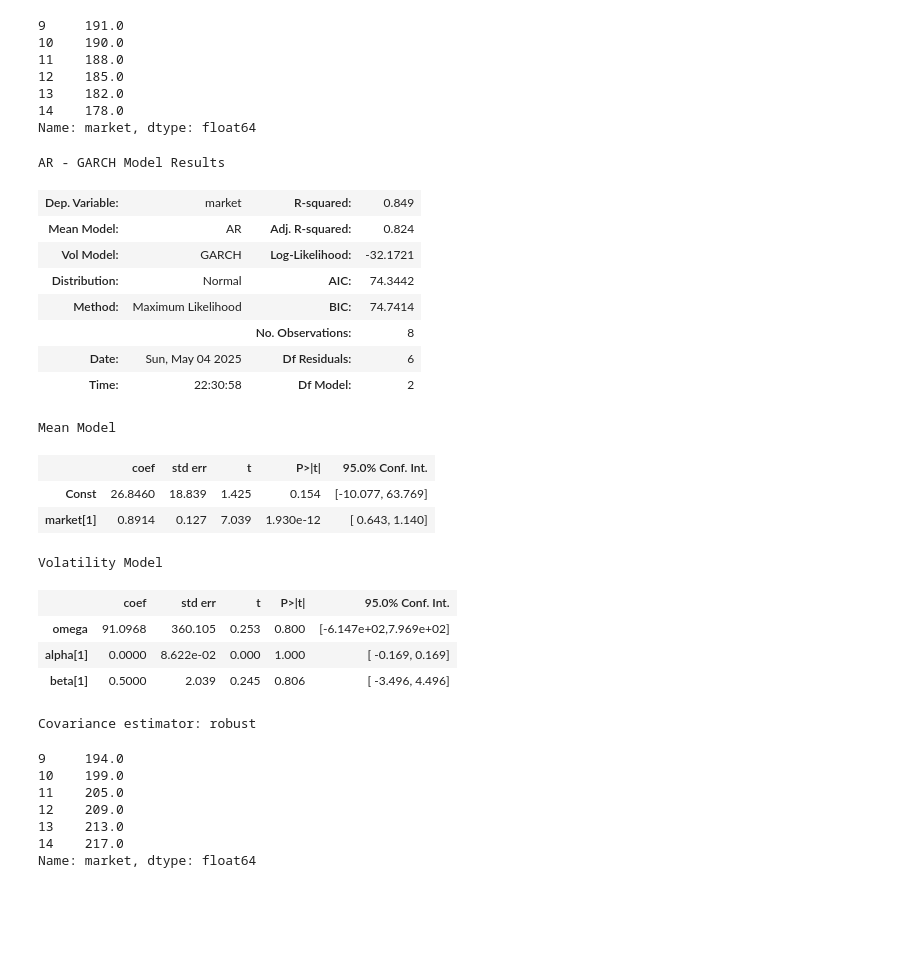
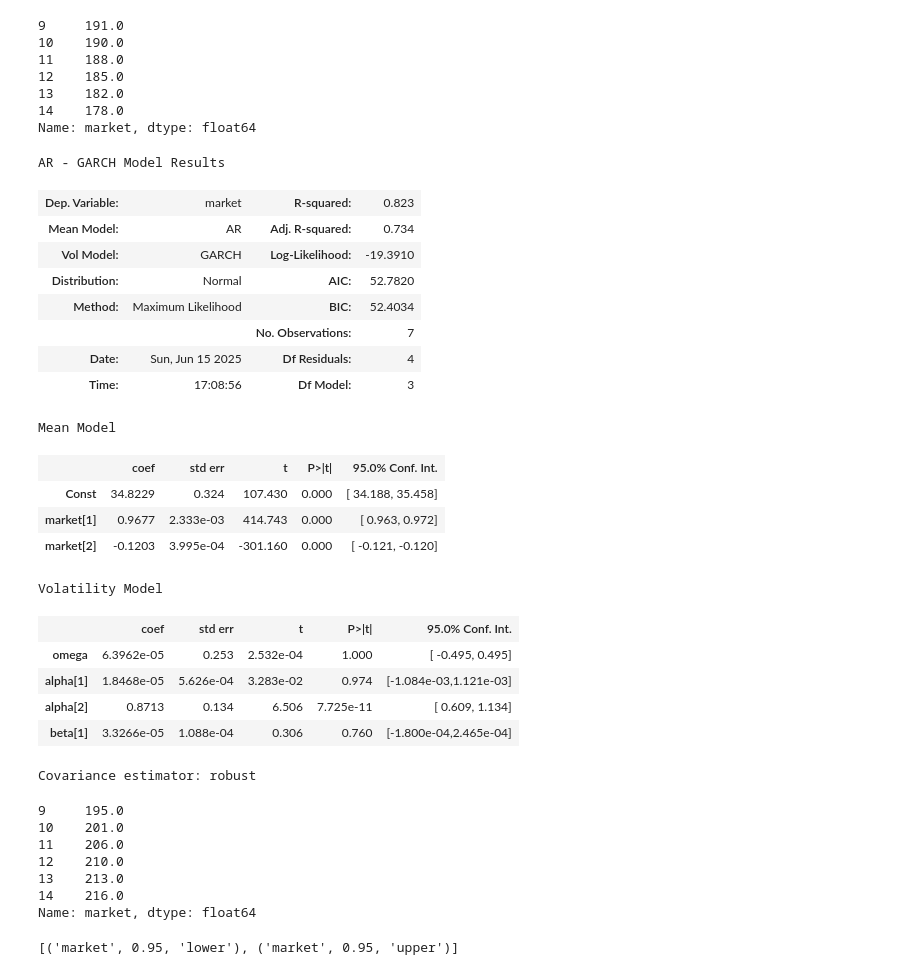
Before and after one commit to timoteolake/FinancialEconometrics, a Jupyter notebook: russian_gaming.ipynb, the cells around one changed output. Saved outputs shown, nothing was run; the diff lists cells and outputs as text; code cells hidden in the pictures; blank space fills up the shorter version.

```diff
--- a/russian_gaming.ipynb
+++ b/russian_gaming.ipynb
@@ -172,38 +177,45 @@ y_pred.round(0)
 14    178.0
 Name: market, dtype: float64
 # %%
-forecaster = ARCH(mean='AR', lags=1, vol='GARCH', p=1, q=1, power=2)
-forecaster.fit(y)
-forecaster.summary()
+volatility = ARCH(mean='AR', lags=2, vol='GARCH', p=2, q=1, power=2)
+volatility.fit(y)
+volatility.summary()
 # %% [output]
 AR - GARCH Model Results
-| Dep. Variable: | market | R-squared: | 0.849 |
-| Mean Model: | AR | Adj. R-squared: | 0.824 |
-| Vol Model: | GARCH | Log-Likelihood: | -32.1721 |
-| Distribution: | Normal | AIC: | 74.3442 |
-| Method: | Maximum Likelihood | BIC: | 74.7414 |
-|  |  | No. Observations: | 8 |
-| Date: | Sun, May 04 2025 | Df Residuals: | 6 |
-| Time: | 22:30:58 | Df Model: | 2 |
+| Dep. Variable: | market | R-squared: | 0.823 |
+| Mean Model: | AR | Adj. R-squared: | 0.734 |
+| Vol Model: | GARCH | Log-Likelihood: | -19.3910 |
+| Distribution: | Normal | AIC: | 52.7820 |
+| Method: | Maximum Likelihood | BIC: | 52.4034 |
+|  |  | No. Observations: | 7 |
+| Date: | Sun, Jun 15 2025 | Df Residuals: | 4 |
+| Time: | 17:08:56 | Df Model: | 3 |
 Mean Model
 |  | coef | std err | t | P>|t| | 95.0% Conf. Int. |
-| Const | 26.8460 | 18.839 | 1.425 | 0.154 | [-10.077, 63.769] |
-| market[1] | 0.8914 | 0.127 | 7.039 | 1.930e-12 | [ 0.643, 1.140] |
+| Const | 34.8229 | 0.324 | 107.430 | 0.000 | [ 34.188, 35.458] |
+| market[1] | 0.9677 | 2.333e-03 | 414.743 | 0.000 | [ 0.963, 0.972] |
+| market[2] | -0.1203 | 3.995e-04 | -301.160 | 0.000 | [ -0.121, -0.120] |
 Volatility Model
 |  | coef | std err | t | P>|t| | 95.0% Conf. Int. |
-| omega | 91.0968 | 360.105 | 0.253 | 0.800 | [-6.147e+02,7.969e+02] |
-| alpha[1] | 0.0000 | 8.622e-02 | 0.000 | 1.000 | [ -0.169, 0.169] |
-| beta[1] | 0.5000 | 2.039 | 0.245 | 0.806 | [ -3.496, 4.496] |
+| omega | 6.3962e-05 | 0.253 | 2.532e-04 | 1.000 | [ -0.495, 0.495] |
+| alpha[1] | 1.8468e-05 | 5.626e-04 | 3.283e-02 | 0.974 | [-1.084e-03,1.121e-03] |
+| alpha[2] | 0.8713 | 0.134 | 6.506 | 7.725e-11 | [ 0.609, 1.134] |
+| beta[1] | 3.3266e-05 | 1.088e-04 | 0.306 | 0.760 | [-1.800e-04,2.465e-04] |
 Covariance estimator: robust
 # %%
 fh = ForecastingHorizon(np.arange(1,7), freq ='Y')
-y_pred = forecaster.fit_predict(y=y, fh=fh)
-y_pred.round(0)
+y_pred_garch = volatility.fit_predict(y=y, fh=fh)
+y_pred_garch.round(0)
 # %% [output]
-9     194.0
-10    199.0
-11    205.0
-12    209.0
+9     195.0
+10    201.0
+11    206.0
+12    210.0
 13    213.0
-14    217.0
+14    216.0
 Name: market, dtype: float64
+# %%
+pred_ints = forecaster.predict_interval(fh=fh, coverage=0.95)
+print(pred_ints.columns.tolist())
+# %% [output]
+[('market', 0.95, 'lower'), ('market', 0.95, 'upper')]
```
Also changed, not shown: parts of 8 cells of this notebook.
